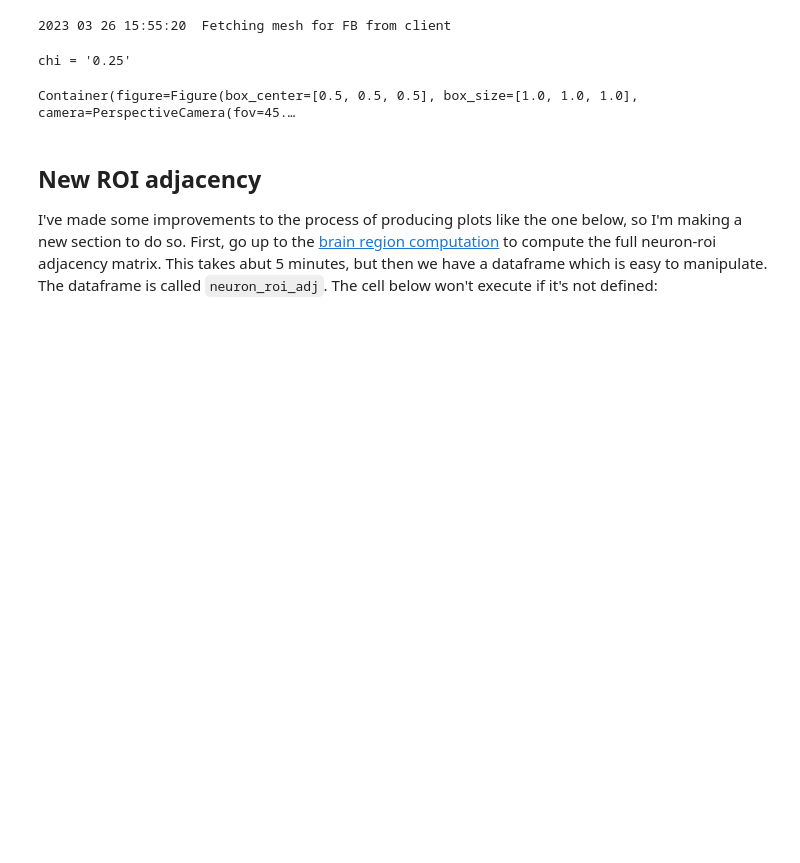
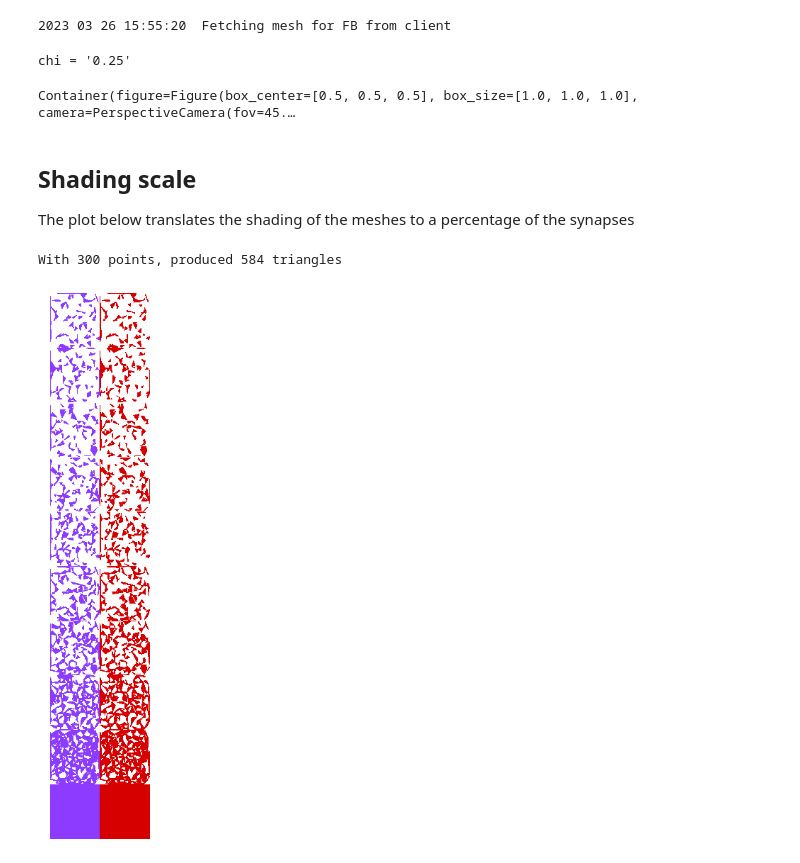
Before and after one commit to josiclab/flybrain-clustering, a Jupyter notebook: overview-figure.ipynb, the cells around one changed output. Cells and saved outputs as stored; diff of their text form; code cells hidden in the pictures; blank space fills up the shorter version.

```diff
--- a/overview-figure.ipynb
+++ b/overview-figure.ipynb
@@ -24,6 +33,9 @@ import matplotlib.pyplot as plt
 from matplotlib.colors import ListedColormap
 plt.rcParams["pdf.fonttype"] = 42
 plt.rcParams["font.sans-serif"] = "Helvetica"
+plt.rcParams['axes.spines.right'] = False
+plt.rcParams['axes.spines.top'] = False
+
 
 
 import bokeh
@@ -1135,15 +1164,15 @@ ipv.style.box_off()
 ipv.view(**view_kwargs)
 if axis_legend:
     plot_axis_key(**axis_kwargs)
-for c, surfs in cluster_meshes["0.1"].items():
+for c, surfs in cluster_meshes["0.0"].items():
 #     if c in [7, 28, 2, 21, 67, 18, 48, 49, 59, ]:
 #     if c in [3, 8, 9, 46, 123, 23, 6, 126, 122, 11, 13]:
     # if c in [123, 23, 6, 126, 122]:
     #     log_msg("Cluster", c)
     # for c in [7, 2, 5, 3, 4, 6, 1, 8]:  # order chosen for the nicest "animation"
     #     surfs = cluster_meshes["0.1"][c]
-        for surf in surfs:
-            ipv.plot_trisurf(**{k:v for k,v in surf.items() if k != "roi"})
+    for surf in surfs:
+        ipv.plot_trisurf(**{k:v for k,v in surf.items() if k != "roi"})
 
 
     ipv.squarelim()
@@ -1351,6 +1377,3 @@ for i, (body, cluster) in enumerate(zip(df.index, df[chi])):
 # plot_axis_key(FB_center + [-30000, 0, 12000], 5000, 400, 34, -0.5, u=[0,-1,0], v=[-1,0,0], w=[0,0,-1])
 ipv.squarelim()
 ipv.view(elevation=90)
-# %% [markdown]
-## New ROI adjacency
-I've made some improvements to the process of producing plots like the one below, so I'm making a new section to do so. First, go up to the [brain region computation](#Brain-Regions) to compute the full neuron-roi adjacency matrix. This takes abut 5 minutes, but then we have a dataframe which is easy to manipulate. The dataframe is called `neuron_roi_adj`. The cell below won't execute if it's not defined:
@@ -1358,0 +1380,40 @@ neuron_roi_adj.head()
+# %% [markdown]
+## Shading scale
+The plot below translates the shading of the meshes to a percentage of the synapses
+# %%
+# Produce a shading scale, showing how shading of brain regions corresponds to containment in clusters
+
+from scipy.spatial import Delaunay
+
+n = 300
+
+X = np.random.rand(n, 2)
+# X = np.vstack([X, [[0,0],[1,0],[0,1],[1,1]]])
+
+tri = Delaunay(X)
+print(f"With {len(X)} points, produced {len(tri.simplices)} triangles")
+
+clusters_to_use = [1, 6]
+n_divisions = 10
+plt.figure(figsize=(len(clusters_to_use), n_divisions))
+for k in reversed(range(n_divisions)):
+    if k == 0:
+        X = np.vstack([X, [[0,0],[1,0],[0,1],[1,1]]])
+        tri = Delaunay(X)
+        triangles_to_use = tri.simplices
+    else:
+        triangles_to_use = tri.simplices[::(k+1)]
+    for x, c in enumerate(clusters_to_use):
+        plt.tripcolor(X[:,0] + x, X[:,1] + k, triangles=triangles_to_use,
+                      facecolors=np.ones(len(triangles_to_use)), cmap=ListedColormap([color_mapper(c, "0.0")]))
+#     plt.tripcolor(X[:,0] + 1, X[:,1] + k, triangles=triangles_to_use,
+#                   facecolors=np.ones(len(triangles_to_use)), cmap=ListedColormap([color_mapper(6, "0.0")]))
+plt.ylim(0,n_divisions)
+plt.yticks([])
+plt.xticks([])
+plt.axis("off")
+for ext in ["pdf","eps"]:
+    plt.savefig(os.path.join(figure_dir, "Overview Figure", f"shading-scale.{ext}"), bbox_inches="tight")
+# %% [output]
+With 300 points, produced 584 triangles
+[figure, added]
```
Also changed, not shown: parts of 41 cells of this notebook.
